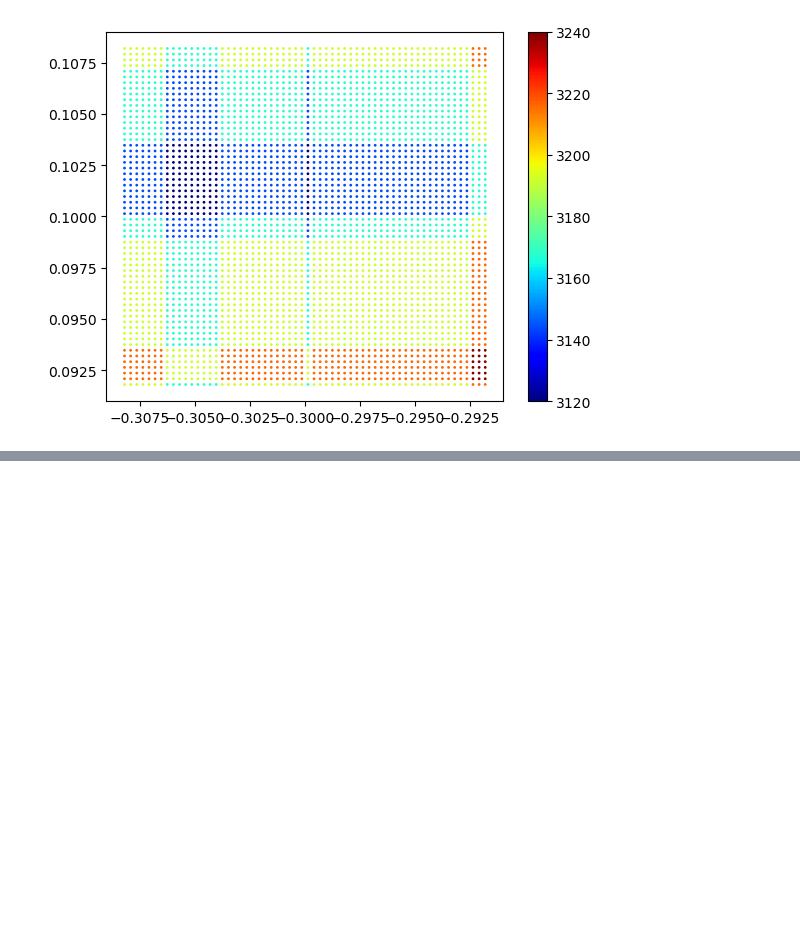
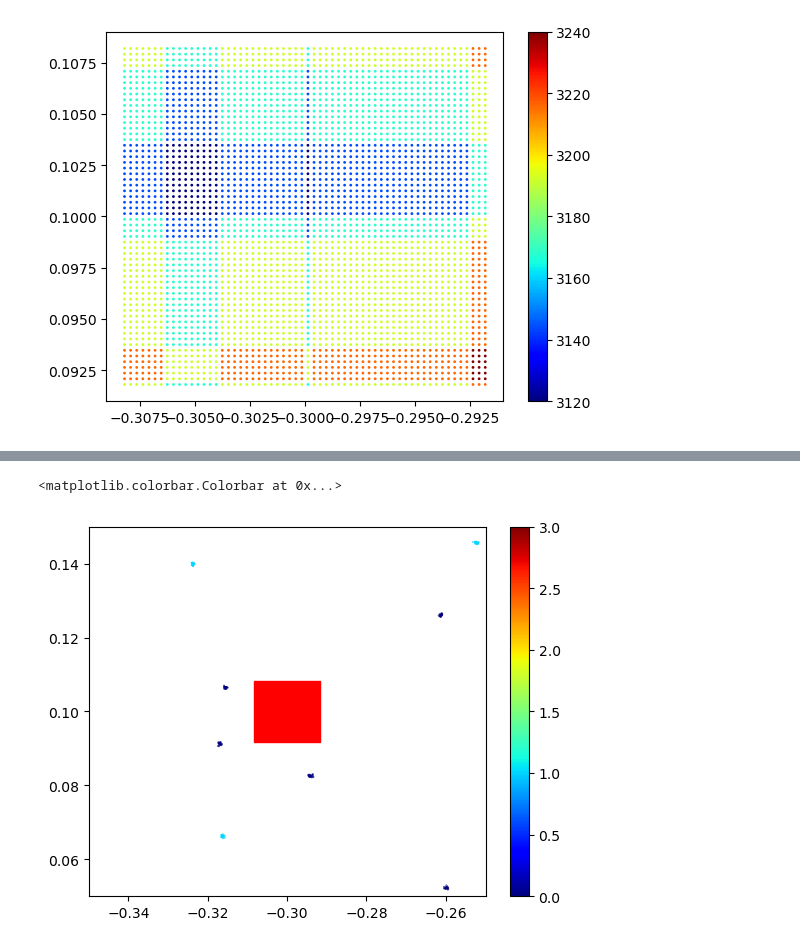
Before and after one commit to kawatadaisuke/JASMINE-analysis-testing, a Jupyter notebook: astrometry-validation/small-survey-plan/Small_Survey_Plan_astrometry_validation.ipynb, the cells around one changed output, grey strips where cells are left out. Saved outputs shown, nothing was run; the diff lists cells and outputs as text; code cells hidden in the pictures; blank space fills up the shorter version.

```diff
--- a/astrometry-validation/small-survey-plan/Small_Survey_Plan_astrometry_validation.ipynb
+++ b/astrometry-validation/small-survey-plan/Small_Survey_Plan_astrometry_validation.ipynb
@@ -356,0 +424,11 @@ plt.colorbar(cx)
+# %%
+fig, ax = plt.subplots()
+cx = ax.scatter(lc_obs, bc_obs, c=field_id_obs, s=0.1, cmap=cm.jet)
+# plt.scatter(lc_sf, bc_sf, s=100, marker='D', c='red')
+ax.add_patch(Rectangle((lc_sf-0.5*dl_sf, bc_sf-0.5*db_sf), dl_sf, db_sf, color='r'))
+plt.xlim(-0.35, -0.25)
+plt.ylim(0.05, 0.15)
+fig.colorbar(cx)
+# %% [output]
+<matplotlib.colorbar.Colorbar at 0x...>
+[figure, added]
```
Also changed, not shown: parts of 17 cells of this notebook.
